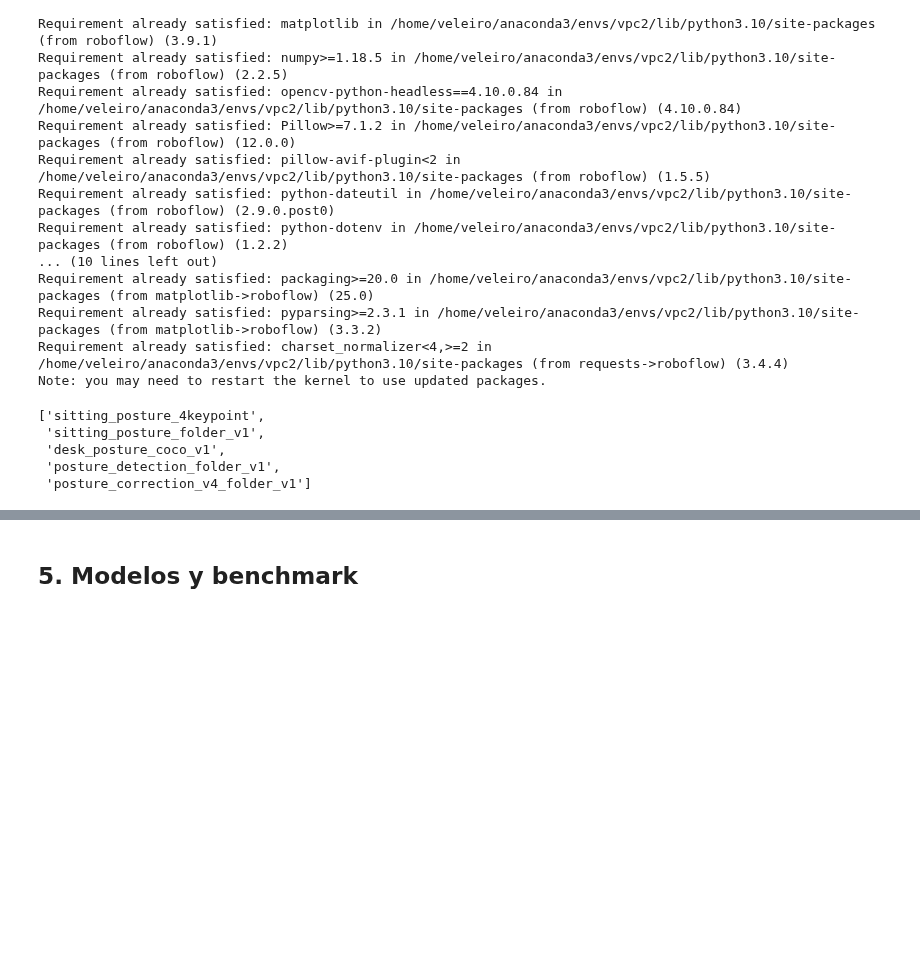
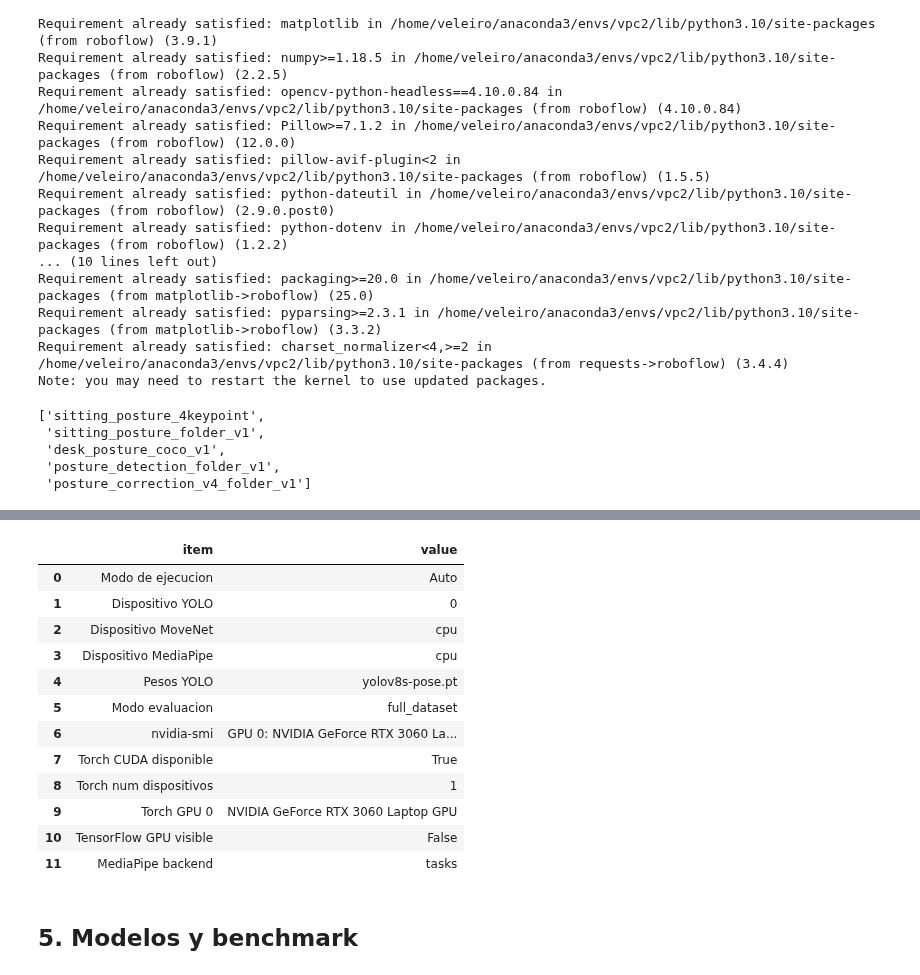
Before and after one commit to Veleiroo/Proyecto-Integrador-I, a Jupyter notebook: notebooks/pose_benchmark/01_pose_benchmark_ergonomia.ipynb, the cells around one changed output, grey strips where cells are left out. Drawn from its saved outputs; the diff is of its cells as text; code cells hidden in the pictures; blank space fills up the shorter version.

```diff
--- a/notebooks/pose_benchmark/01_pose_benchmark_ergonomia.ipynb
+++ b/notebooks/pose_benchmark/01_pose_benchmark_ergonomia.ipynb
@@ -387,0 +578,83 @@ dependency_status
+# %%
+def inspect_runtime() -> pd.DataFrame:
+    import pandas as pd
+
+    rows: list[dict[str, str]] = [
+        {
+            "item": "Modo de ejecucion",
+            "value": "Auto",
+        },
+        {
+            "item": "Dispositivo YOLO",
+            "value": str(BENCHMARK_DEVICE),
+        },
+        {
+            "item": "Dispositivo MoveNet",
+            "value": MOVENET_DEVICE,
+        },
+        {
+            "item": "Dispositivo MediaPipe",
+            "value": MEDIAPIPE_DEVICE,
+        },
+        {
+            "item": "Pesos YOLO",
+            "value": YOLO_WEIGHTS,
+        },
+        {
+            "item": "Modo evaluacion",
+            "value": EVALUATION_MODE,
+        },
+    ]
+
+    try:
+        command = subprocess.run(
+            ["nvidia-smi", "-L"],
+            check=False,
+            capture_output=True,
+            text=True,
+            timeout=5,
+        )
+        gpu_value = command.stdout.strip() if command.returncode == 0 else command.stderr.strip() or "sin salida"
+    except FileNotFoundError:
+        gpu_value = "nvidia-smi no disponible en este entorno"
+    except Exception as exc:
+        gpu_value = f"No se pudo consultar: {exc}"
+
+    rows.append({"item": "nvidia-smi", "value": gpu_value})
+
+    try:
+        import torch
+
+        rows.append({"item": "Torch CUDA disponible", "value": str(torch.cuda.is_available())})
+        rows.append({"item": "Torch num dispositivos", "value": str(torch.cuda.device_count())})
+        if torch.cuda.is_available():
+            rows.append({"item": "Torch GPU 0", "value": torch.cuda.get_device_name(0)})
+    except Exception as exc:
+        rows.append({"item": "Torch", "value": f"Error: {exc}"})
+
+    try:
+        import tensorflow as tf
+
+        rows.append(
+            {
+                "item": "TensorFlow GPU visible",
+                "value": str(bool(tf.config.list_physical_devices("GPU"))),
+            }
+        )
+    except Exception as exc:
+        rows.append({"item": "TensorFlow", "value": f"Error: {exc}"})
+
+    try:
+        import mediapipe as mp
+
+        backend = "solutions" if hasattr(mp, "solutions") else "tasks" if hasattr(mp, "tasks") else "desconocido"
+        rows.append({"item": "MediaPipe backend", "value": backend})
+    except Exception as exc:
+        rows.append({"item": "MediaPipe", "value": f"Error: {exc}"})
+
+    return pd.DataFrame(rows)
+
+
+runtime_df = inspect_runtime()
+display(runtime_df)
+# %% [output]
@@ -388,3 +665,16 @@ dependency_status
+|  | item | value |
+| 0 | Modo de ejecucion | Auto |
+| 1 | Dispositivo YOLO | 0 |
+| 2 | Dispositivo MoveNet | cpu |
+| 3 | Dispositivo MediaPipe | cpu |
+| 4 | Pesos YOLO | yolov8s-pose.pt |
+| 5 | Modo evaluacion | full_dataset |
+| 6 | nvidia-smi | GPU 0: NVIDIA GeForce RTX 3060 La... |
+| 7 | Torch CUDA disponible | True |
+| 8 | Torch num dispositivos | 1 |
+| 9 | Torch GPU 0 | NVIDIA GeForce RTX 3060 Laptop GPU |
+| 10 | TensorFlow GPU visible | False |
+| 11 | MediaPipe backend | tasks |
 # %% [markdown]
 ## 5. Modelos y benchmark
 # %%
```
Also changed, not shown: parts of 15 cells of this notebook, 2 other files.
